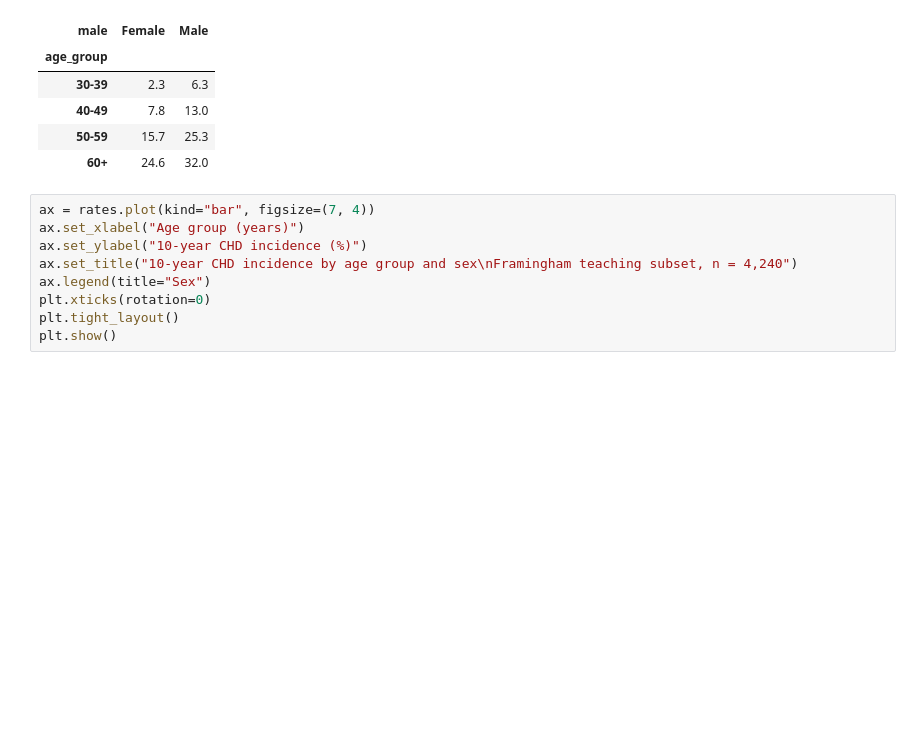
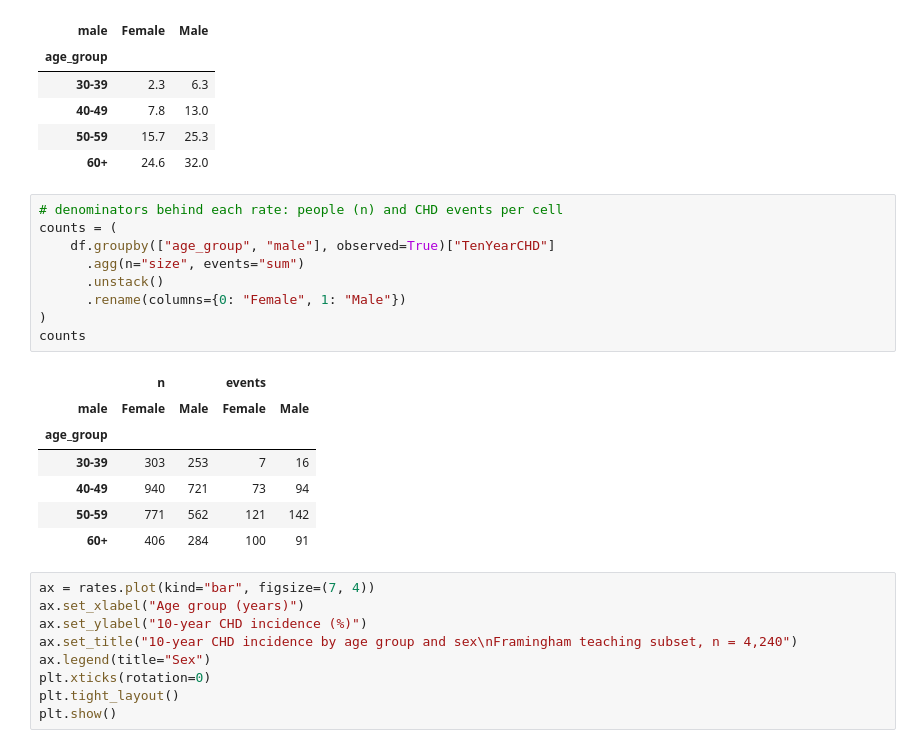
Before and after one commit to vanmont99-eng/pubh-lab2, a Jupyter notebook: notebooks/lab2_framingham.ipynb, the cells around one changed output. Drawn from its saved outputs; the diff is of its cells as text; blank space fills up the shorter version.

Commit message:
Add per-cell counts, split rpy2 into requirements-extra.txt

```diff
--- a/notebooks/lab2_framingham.ipynb
+++ b/notebooks/lab2_framingham.ipynb
@@ -54,6 +54,23 @@ rates.round(1)
 | 40-49 | 7.8 | 13.0 |
 | 50-59 | 15.7 | 25.3 |
 | 60+ | 24.6 | 32.0 |
+# %%
+# denominators behind each rate: people (n) and CHD events per cell
+counts = (
+    df.groupby(["age_group", "male"], observed=True)["TenYearCHD"]
+      .agg(n="size", events="sum")
+      .unstack()
+      .rename(columns={0: "Female", 1: "Male"})
+)
+counts
+# %% [output]
+|  | n |  | events |  |
+| male | Female | Male | Female | Male |
+| age_group |  |  |  |  |
+| 30-39 | 303 | 253 | 7 | 16 |
+| 40-49 | 940 | 721 | 73 | 94 |
+| 50-59 | 771 | 562 | 121 | 142 |
+| 60+ | 406 | 284 | 100 | 91 |
 # %%
 ax = rates.plot(kind="bar", figsize=(7, 4))
 ax.set_xlabel("Age group (years)")
```
Also changed, not shown: 4 other files.
